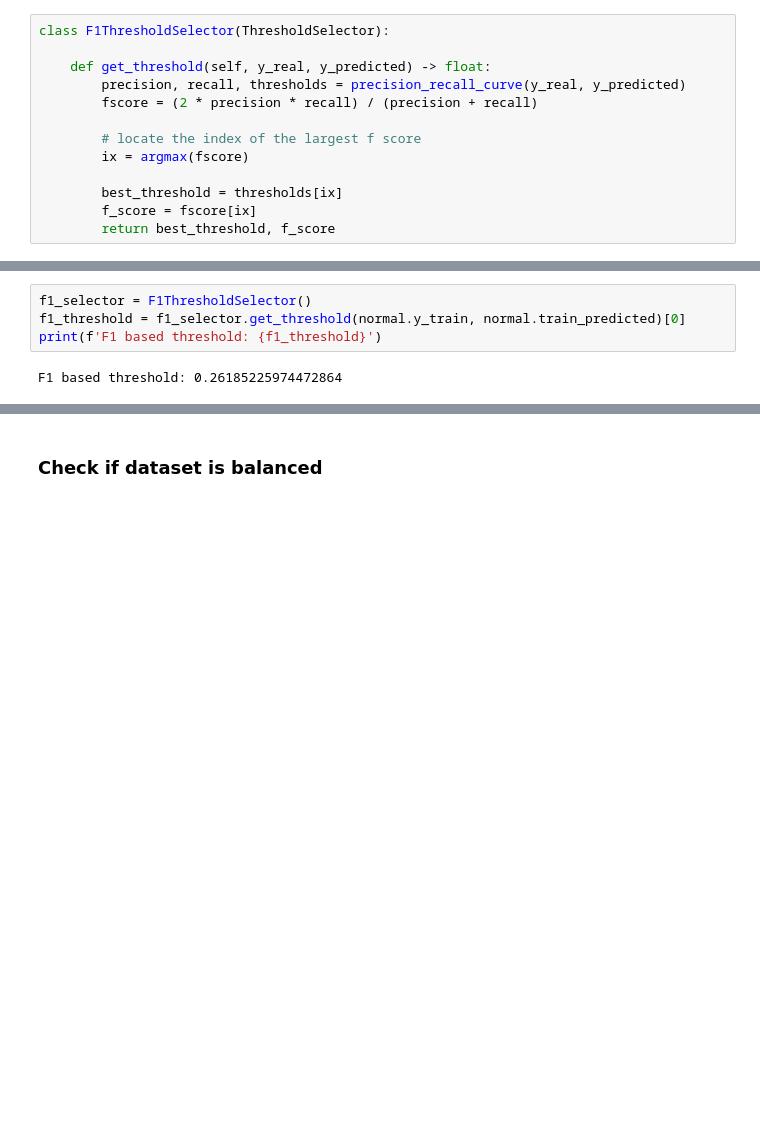
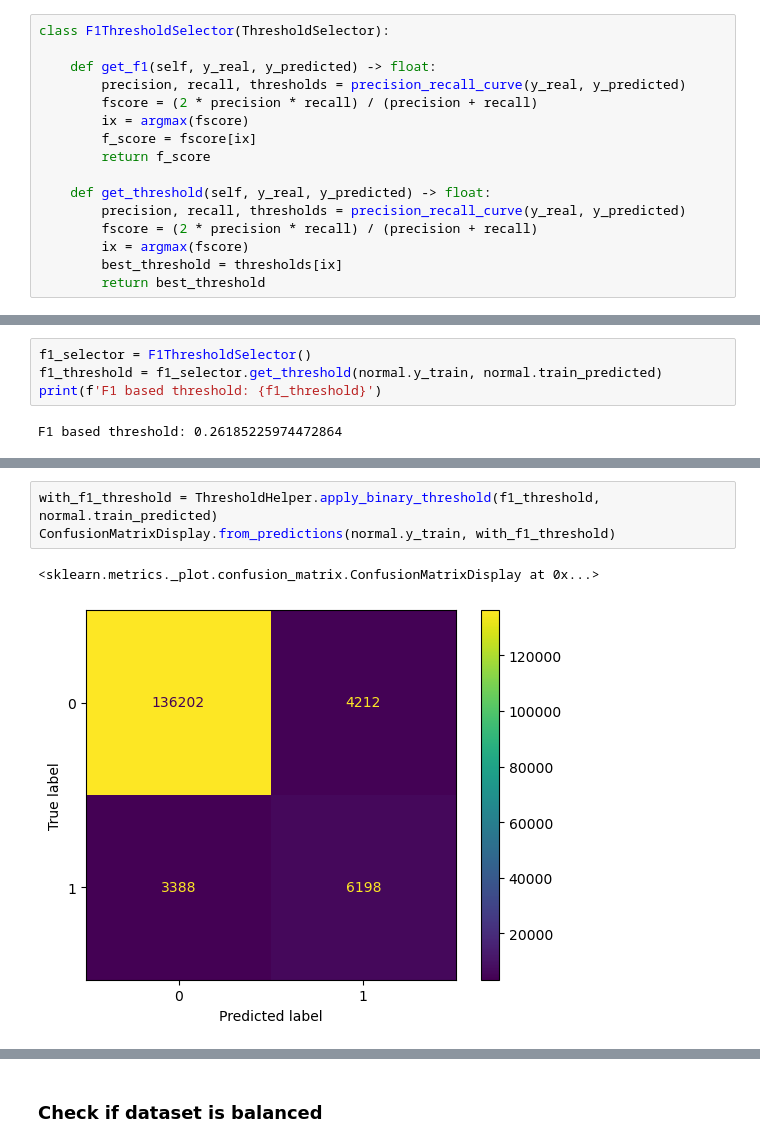
Before and after one commit to vburenkov/ML, a Jupyter notebook: FINAL/Burenkov.ipynb, the cells around one changed output, grey strips where cells are left out. Drawn from its saved outputs; the diff is of its cells as text; blank space fills up the shorter version.

Commit message:
add confusion matrix

```diff
--- a/FINAL/Burenkov.ipynb
+++ b/FINAL/Burenkov.ipynb
@@ -886,17 +885,20 @@ class ThresholdSelector(abc.ABC):
         pass
 # %%
 class F1ThresholdSelector(ThresholdSelector):
+
+    def get_f1(self, y_real, y_predicted) -> float:
+        precision, recall, thresholds = precision_recall_curve(y_real, y_predicted)
+        fscore = (2 * precision * recall) / (precision + recall)
+        ix = argmax(fscore)
+        f_score = fscore[ix]
+        return f_score
 
     def get_threshold(self, y_real, y_predicted) -> float:
         precision, recall, thresholds = precision_recall_curve(y_real, y_predicted)
         fscore = (2 * precision * recall) / (precision + recall)
-
-        # locate the index of the largest f score
         ix = argmax(fscore)
-
         best_threshold = thresholds[ix]
-        f_score = fscore[ix]
-        return best_threshold, f_score
+        return best_threshold
 # %%
 class PriceBasedThresholdSelector(ThresholdSelector):
 
@@ -1081,7 +1090,7 @@ Metrics.plot_auc([normal.y_train, normal.y_test], [normal.train_predicted,  norm
 [figure]
 # %%
 f1_selector = F1ThresholdSelector()
-f1_threshold = f1_selector.get_threshold(normal.y_train, normal.train_predicted)[0]
+f1_threshold = f1_selector.get_threshold(normal.y_train, normal.train_predicted)
 print(f'F1 based threshold: {f1_threshold}')
 # %% [output]
 F1 based threshold: 0.26185225974472864
@@ -1155,0 +1111,6 @@ for i in range(0, 3):
+# %%
+with_f1_threshold = ThresholdHelper.apply_binary_threshold(f1_threshold, normal.train_predicted)
+ConfusionMatrixDisplay.from_predictions(normal.y_train, with_f1_threshold)
+# %% [output]
+<sklearn.metrics._plot.confusion_matrix.ConfusionMatrixDisplay at 0x...>
+[figure, added]
```
Also changed, not shown: parts of 20 cells of this notebook, 1 other file.
